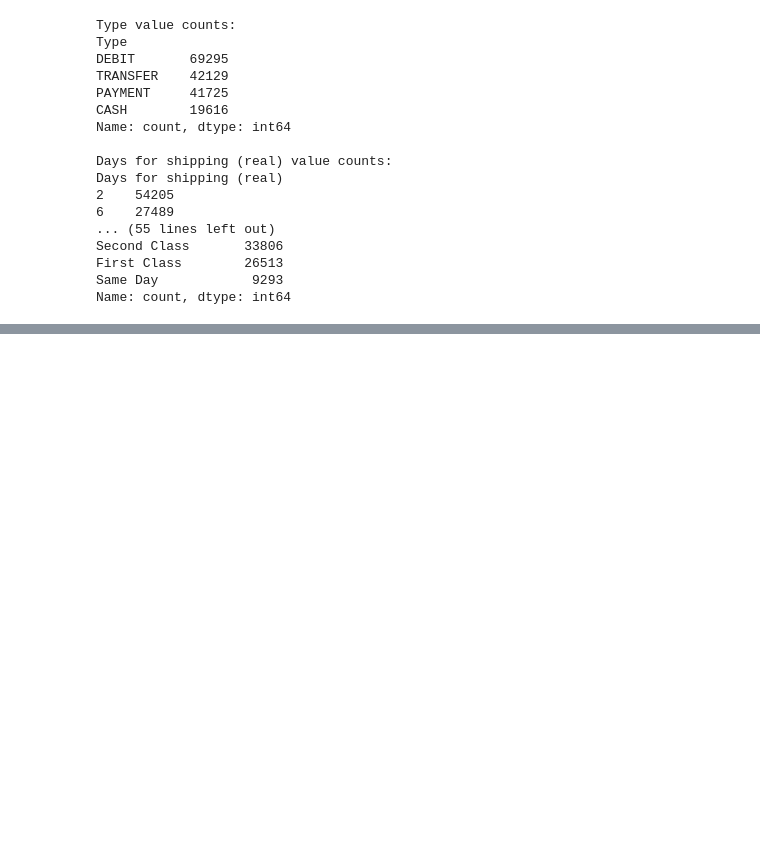
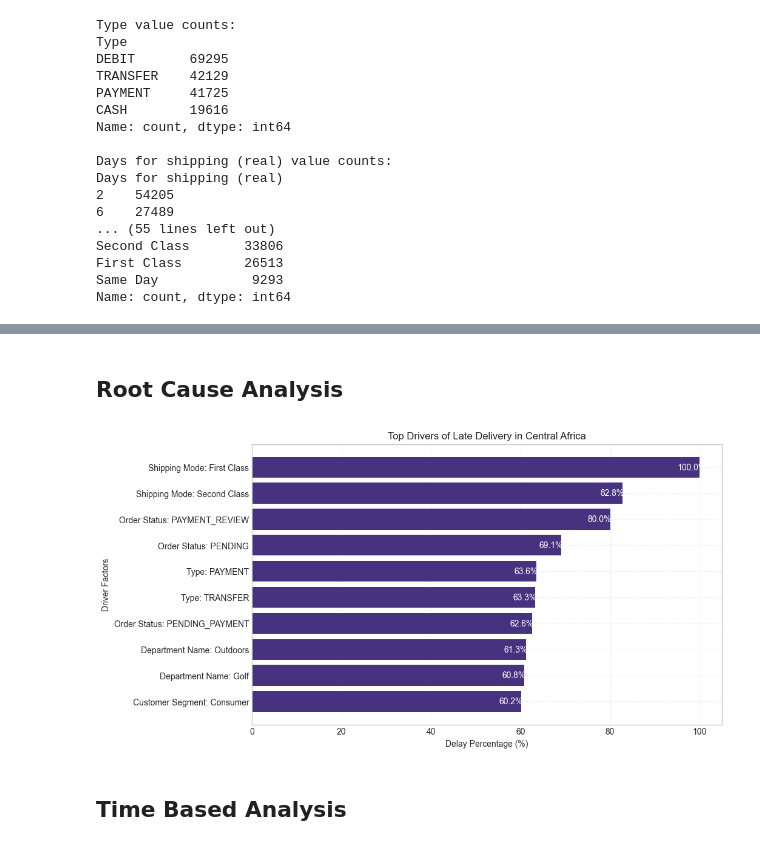
Before and after one commit to GeetishM/Data_Analytic_projects, a Jupyter notebook: supply_chain_data_analysis/Supply_Chain_Analysis.ipynb, the cells around one changed output, grey strips where cells are left out. Cells and saved outputs as stored; diff of their text form; code cells hidden in the pictures; blank space fills up the shorter version.

```diff
--- a/supply_chain_data_analysis/Supply_Chain_Analysis.ipynb
+++ b/supply_chain_data_analysis/Supply_Chain_Analysis.ipynb
@@ -211,0 +455,64 @@ df.describe()
+# %% [markdown]
+## Root Cause Analysis
+# %%
+def top_drivers_for_region(region):
+    # Fixed missing '=' sign
+    df_region = df[df['Order Region'] == region].copy()
+
+    # Fixed typo: 'Order, Status' -> 'Order Status'
+    drivers = ['Shipping Mode', 'Customer Segment', 'Department Name', 'Type', 'Order Status']
+
+    # Added empty list initialization
+    all_factors = []
+
+    for factor in drivers:
+        # Fixed the malformed .agg() syntax
+        temp = df_region.groupby(factor).agg(
+            total_orders=('Delay', 'count'),
+            late_orders=('Is_Delayed', 'sum'),
+            avg_delay=('Delay', 'mean')
+        ).reset_index()
+
+        # Fixed syntax error in math equation
+        temp['delay_pct'] = temp['late_orders'] / temp['total_orders'] * 100
+
+        # Fixed mangled string concatenation
+        temp['Driver'] = factor
+        temp['Factor_Level'] = factor + ": " + temp[factor].astype(str)
+
+        all_factors.append(temp[['Driver', 'Factor_Level', 'delay_pct', 'avg_delay', 'total_orders']])
+
+    # Fixed missing '=' sign
+    final_df = pd.concat(all_factors)
+
+    # Fixed missing '=' and separated the plt.figure() onto a new line
+    top_factors = final_df.sort_values('delay_pct', ascending=False).head(10)
+
+    # Added figsize so the chart isn't too squished
+    plt.figure(figsize=(10, 6))
+    bars = plt.barh(top_factors['Factor_Level'], top_factors['delay_pct'])
+
+    plt.xlabel("Delay Percentage (%)")
+    plt.ylabel("Driver Factors")
+
+    # Fixed (region) to {region}
+    plt.title(f"Top Drivers of Late Delivery in {region}")
+    plt.grid(True, linestyle=':', alpha=0.5)
+
+    plt.gca().invert_yaxis()
+
+    # Fixed the mangled text loop
+    for bar in bars:
+        width = bar.get_width()
+        # Placed the text slightly inside the bar and fixed the f-string format
+        plt.text(width - 5, bar.get_y() + bar.get_height() / 2, f"{width:.1f}%",
+                 va='center', fontsize=10, color='white')
+
+    plt.show()
+
+# Fixed mismatched quotes (had one double quote and one single quote)
+top_drivers_for_region("Central Africa")
+# %% [output]
+[figure, added]
+# %% [markdown]
+## Time Based Analysis
```
Also changed, not shown: parts of 24 cells of this notebook.
